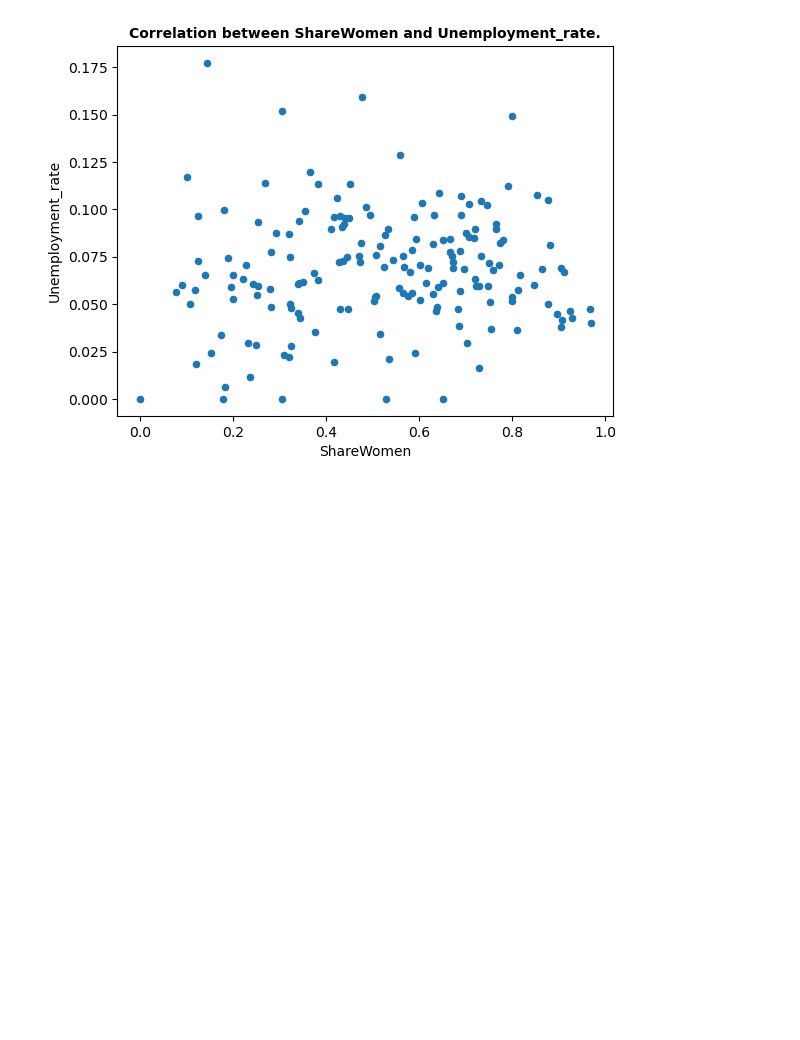
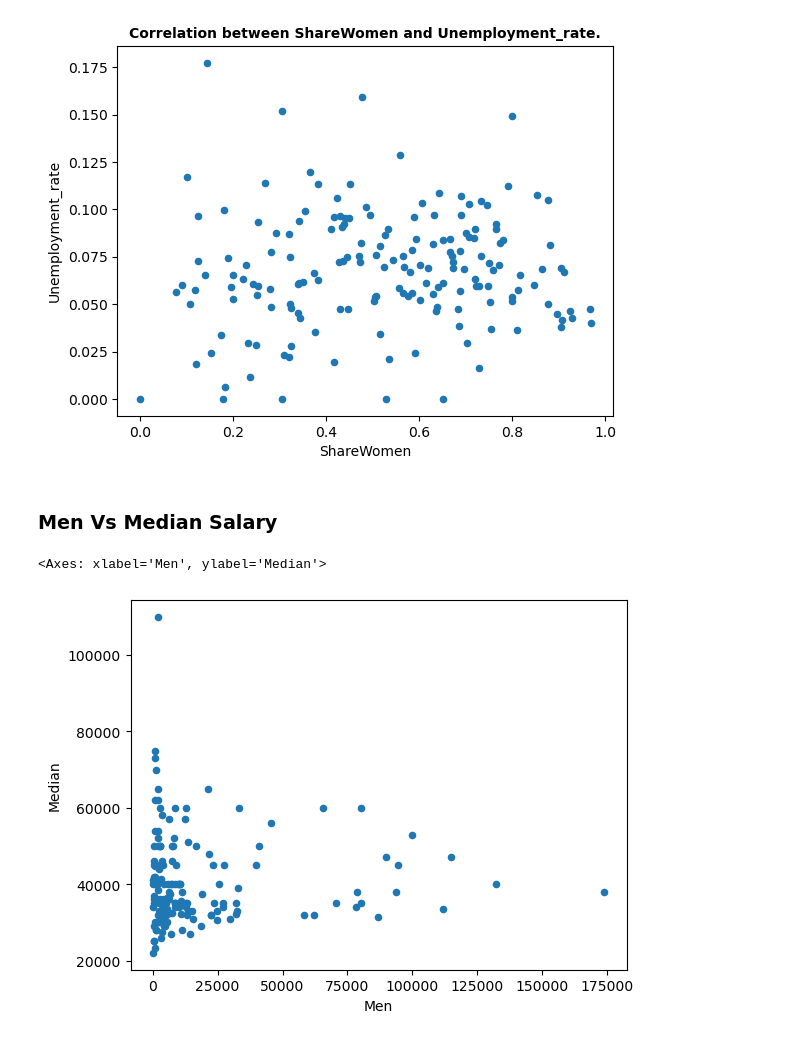
Before and after one commit to Nimaga95/Data_Science_Project-1, a Jupyter notebook: data_exploratory.ipynb, the cells around one changed output. Cells and saved outputs as stored; diff of their text form; code cells hidden in the pictures; blank space fills up the shorter version.

```diff
--- a/data_exploratory.ipynb
+++ b/data_exploratory.ipynb
@@ -113,3 +113,10 @@ plt.title('Correlation between ShareWomen and Unemployment_rate.', fontweight='b
 plt.show()
 # %% [output]
 [figure]
+# %% [markdown]
+### Men Vs Median Salary
+# %%
+data.plot(x='Men', y='Median', kind='scatter')
+# %% [output]
+<Axes: xlabel='Men', ylabel='Median'>
+[figure, added]
```
Also changed, not shown: parts of 7 cells of this notebook.
